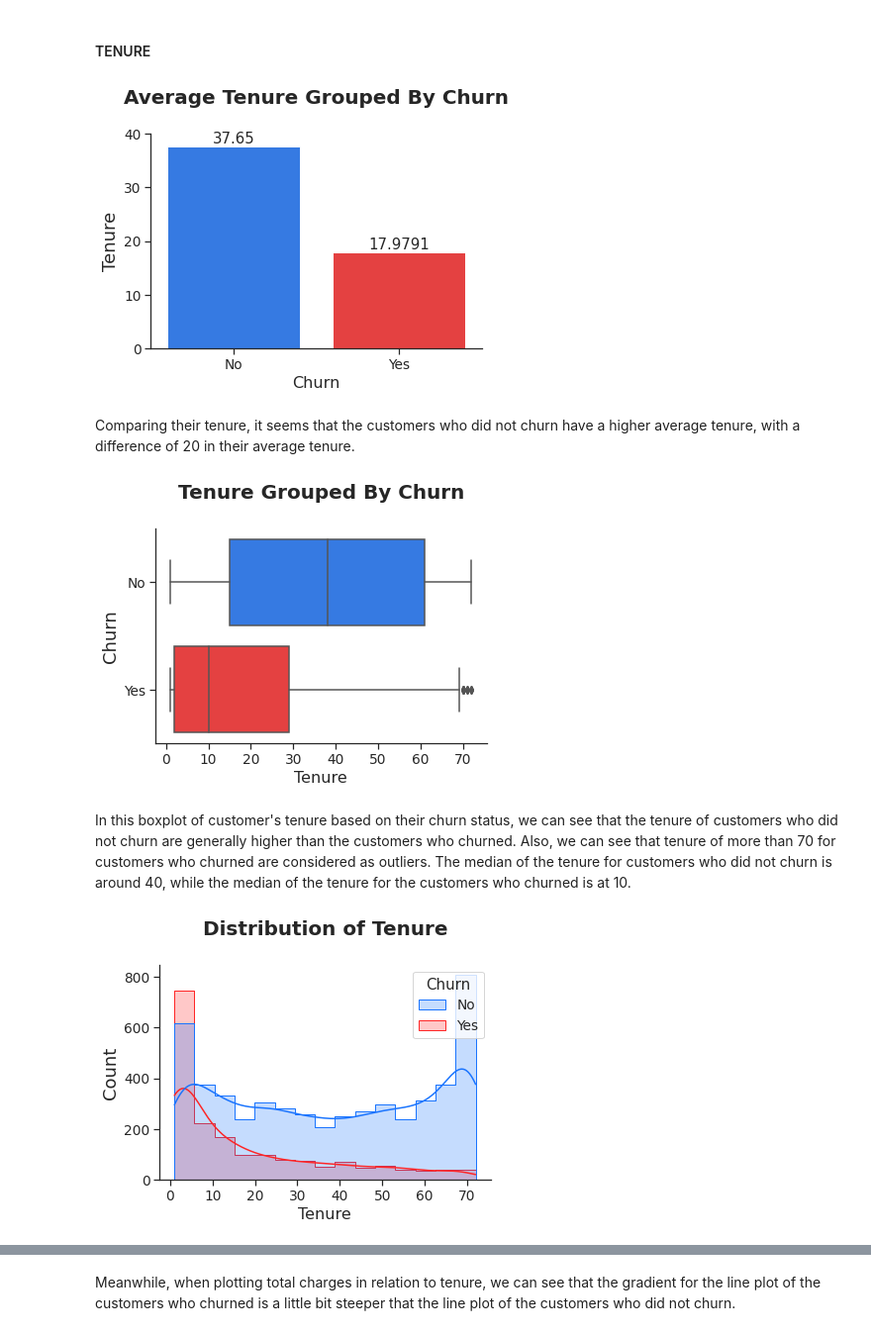
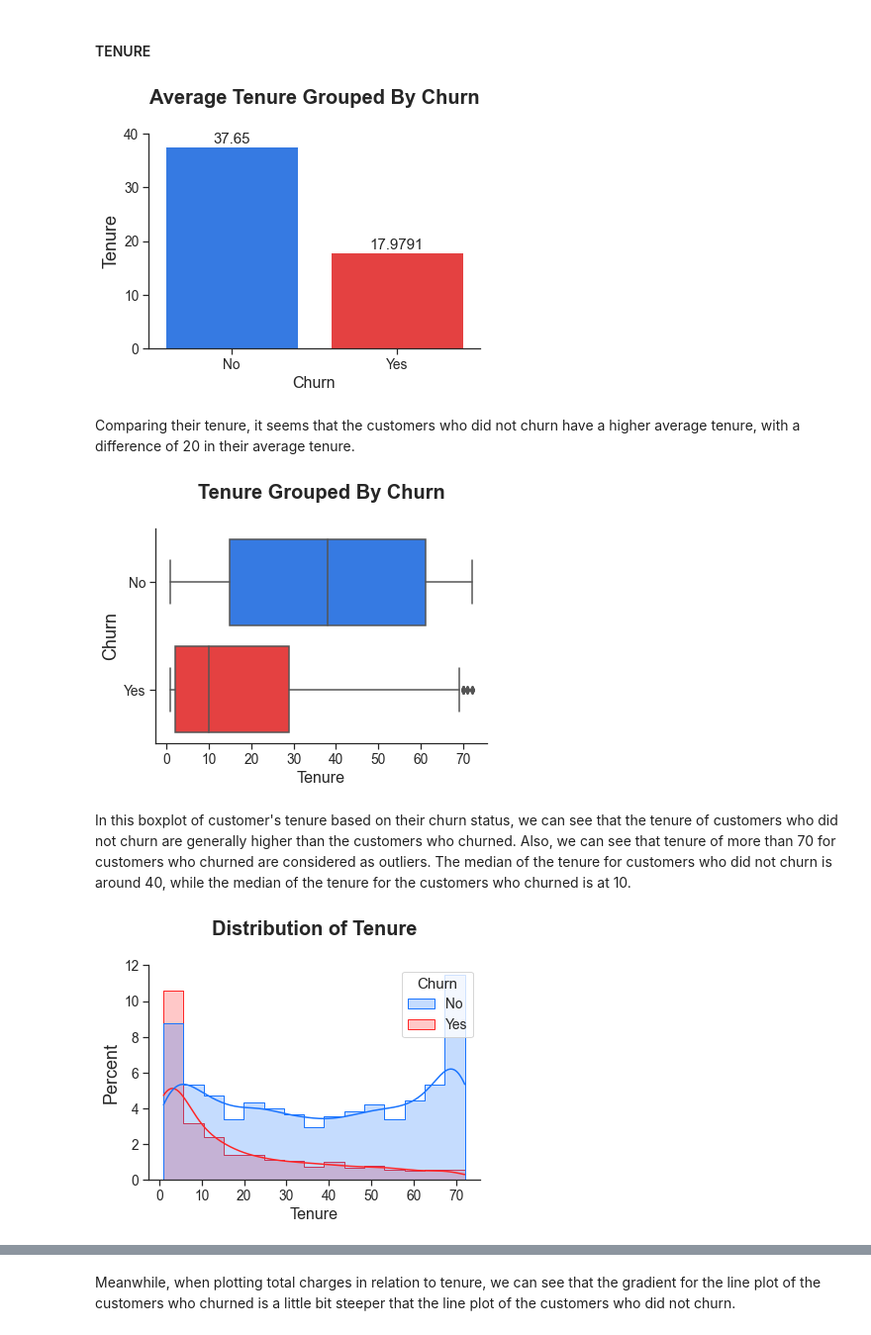
Before and after one commit to fnurrahmadi/data-portfolio, a Jupyter notebook: Telco Customer Churn/telecommunication-customer-churn-prediction.ipynb, the cells around one changed output, grey strips where cells are left out. Shown at 99% size. Cells and saved outputs as stored; diff of their text form; code cells hidden in the pictures.

```diff
--- a/Telco Customer Churn/telecommunication-customer-churn-prediction.ipynb
+++ b/Telco Customer Churn/telecommunication-customer-churn-prediction.ipynb
@@ -32,5 +30,6 @@ Let us start by taking a quick glance at our dataset!
 # %%
-df = pd.read_csv('/kaggle/input/telco-customer-churn/WA_Fn-UseC_-Telco-Customer-Churn.csv')
+# df = pd.read_csv('/kaggle/input/telco-customer-churn/WA_Fn-UseC_-Telco-Customer-Churn.csv')
+df = pd.read_csv('WA_Fn-UseC_-Telco-Customer-Churn.csv')
 df
 # %% [output]
 |  | customerID | gender | SeniorCitizen | Partner | Dependents | tenure | PhoneService | MultipleLines | ... |
@@ -460,7 +457,7 @@ for c in ax.containers:
     ax.bar_label(c)
 ax.margins(y = 0.2)
 # %% [output]
-[figure, old version]
+[figure, new version]
 # %% [markdown]
 Comparing their tenure, it seems that the customers who did not churn have a higher average tenure, with a difference of 20 in their average tenure.
 # %%
@@ -470,15 +467,15 @@ ax.set_xlabel('Tenure', fontsize=16)
 ax.set_ylabel('Churn', fontsize=18)
 plt.show()
 # %% [output]
-[figure, old version]
+[figure, new version]
 # %% [markdown]
 In this boxplot of customer's tenure based on their churn status, we can see that the tenure of customers who did not churn are generally higher than the customers who churned. Also, we can see that tenure of more than 70 for customers who churned are considered as outliers. The median of the tenure for customers who did not churn is around 40, while the median of the tenure for the customers who churned is at 10.
 # %%
-ax = sns.histplot(data = df, x = 'tenure', hue = 'Churn', kde = True, element = 'step', palette=[blue, red])
+ax = sns.histplot(data = df, x = 'tenure', hue = 'Churn', kde = True, element = 'step', palette=[blue, red], stat='percent')
 ax.set_title('Distribution of Tenure', fontsize=20, pad=30, fontdict={'weight': 'bold'})
 ax.set_xlabel('Tenure', fontsize=16)
-ax.set_ylabel('Count', fontsize=18)
+ax.set_ylabel('Percent', fontsize=18)
 plt.show()
 # %% [output]
-[figure, old version]
+[figure, new version]
 # %% [markdown]
```
Also changed, not shown: parts of 75 cells of this notebook, 51 other files.
